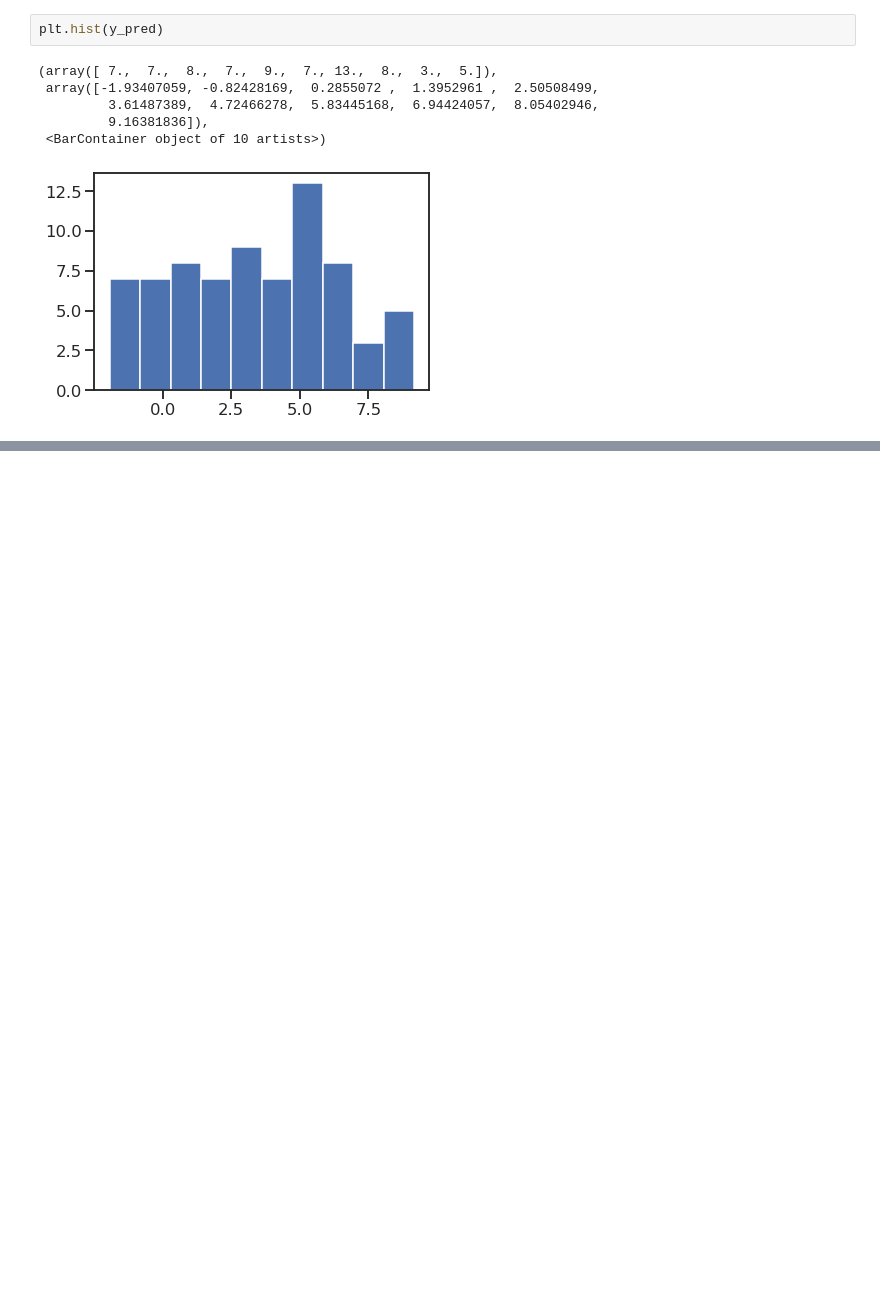
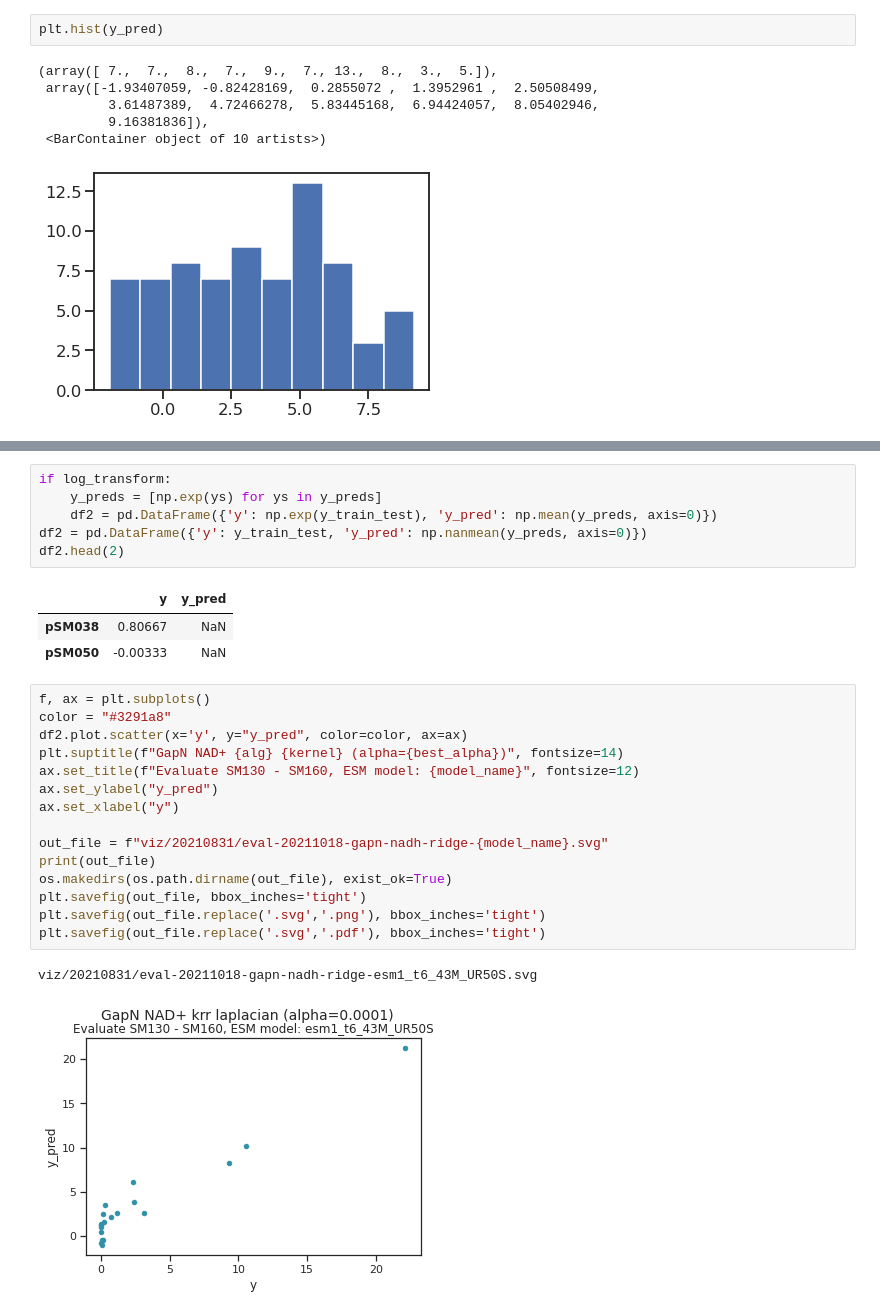
Before and after one commit to jlaw9/fairseq-uniparc, a Jupyter notebook: cofactor_translation/gapn/gapn-model.ipynb, the cells around one changed output, grey strips where cells are left out. Saved outputs shown, nothing was run; the diff lists cells and outputs as text; blank space fills up the shorter version.

```diff
--- a/cofactor_translation/gapn/gapn-model.ipynb
+++ b/cofactor_translation/gapn/gapn-model.ipynb
@@ -436,0 +573,28 @@ plt.hist(y_pred)
+# %%
+if log_transform:
+    y_preds = [np.exp(ys) for ys in y_preds]
+    df2 = pd.DataFrame({'y': np.exp(y_train_test), 'y_pred': np.mean(y_preds, axis=0)})
+df2 = pd.DataFrame({'y': y_train_test, 'y_pred': np.nanmean(y_preds, axis=0)})
+df2.head(2)
+# %% [output]
+|  | y | y_pred |
+| pSM038 | 0.80667 | NaN |
+| pSM050 | -0.00333 | NaN |
+# %%
+f, ax = plt.subplots()
+color = "#3291a8"
+df2.plot.scatter(x='y', y="y_pred", color=color, ax=ax)
+plt.suptitle(f"GapN NAD+ {alg} {kernel} (alpha={best_alpha})", fontsize=14)
+ax.set_title(f"Evaluate SM130 - SM160, ESM model: {model_name}", fontsize=12)
+ax.set_ylabel("y_pred")
+ax.set_xlabel("y")
+
+out_file = f"viz/20210831/eval-20211018-gapn-nadh-ridge-{model_name}.svg"
+print(out_file)
+os.makedirs(os.path.dirname(out_file), exist_ok=True)
+plt.savefig(out_file, bbox_inches='tight')
+plt.savefig(out_file.replace('.svg','.png'), bbox_inches='tight')
+plt.savefig(out_file.replace('.svg','.pdf'), bbox_inches='tight')
+# %% [output]
+viz/20210831/eval-20211018-gapn-nadh-ridge-esm1_t6_43M_UR50S.svg
+[figure, added]
```
Also changed, not shown: parts of 17 cells of this notebook.
